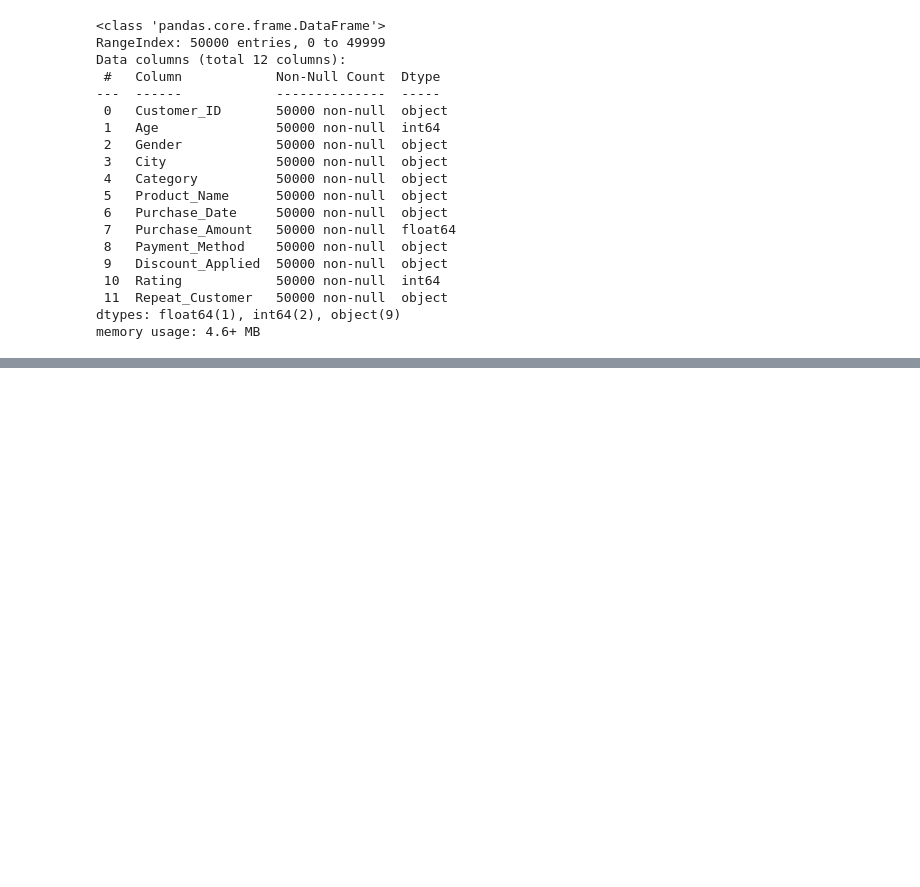
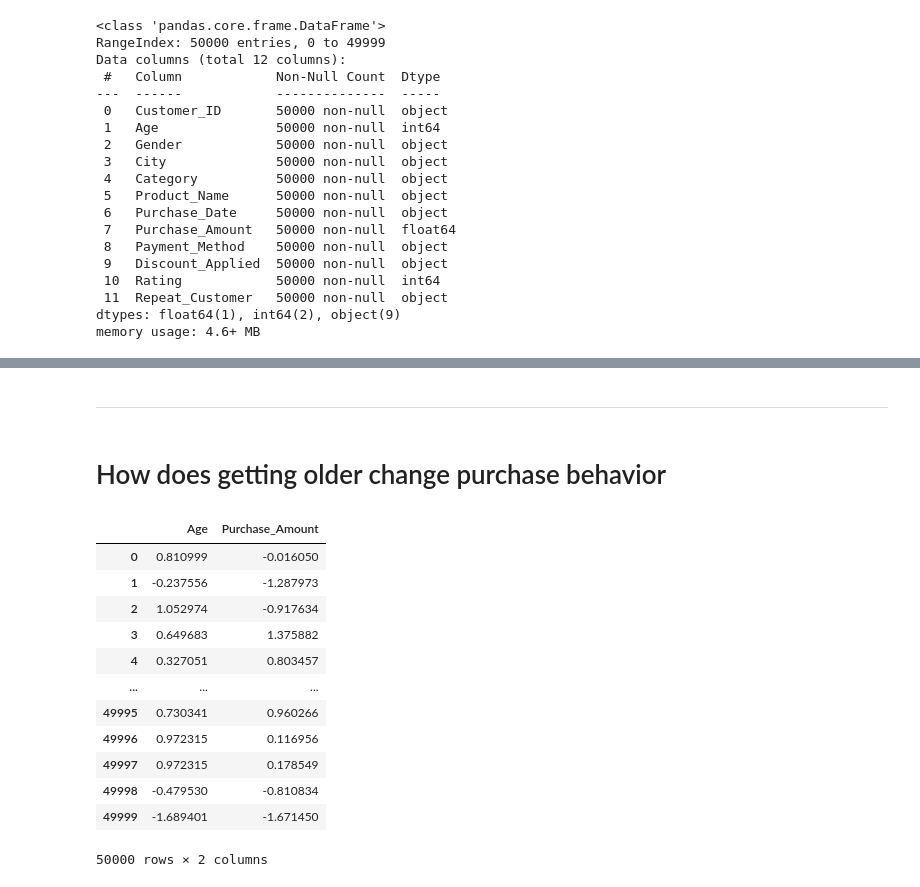
Before and after one commit to DiaHere/Food-and-Beverage-across-all-US-states-Analysis, a Jupyter notebook: notebook.ipynb, the cells around one changed output, grey strips where cells are left out. Saved outputs shown, nothing was run; the diff lists cells and outputs as text; code cells hidden in the pictures; blank space fills up the shorter version.

```diff
--- a/notebook.ipynb
+++ b/notebook.ipynb
@@ -55,0 +87,27 @@ len(df['City'].unique())
+# %% [markdown]
+---------
+# %% [markdown]
+# How does getting older change purchase behavior
+# %%
+# Scalling the Age and Purhcase_Amount to standard deviation
+
+scaler = StandardScaler() # StandardScaler object
+
+list_scalled = scaler.fit_transform(df[['Age', 'Purchase_Amount']])
+
+df_scalled = pd.DataFrame(list_scalled, columns=df[['Age', 'Purchase_Amount']].columns) # Creating a dataframe of the scalled list
+df_scalled
+# %% [output]
+|  | Age | Purchase_Amount |
+| 0 | 0.810999 | -0.016050 |
+| 1 | -0.237556 | -1.287973 |
+| 2 | 1.052974 | -0.917634 |
+| 3 | 0.649683 | 1.375882 |
+| 4 | 0.327051 | 0.803457 |
+| ... | ... | ... |
+| 49995 | 0.730341 | 0.960266 |
+| 49996 | 0.972315 | 0.116956 |
+| 49997 | 0.972315 | 0.178549 |
+| 49998 | -0.479530 | -0.810834 |
+| 49999 | -1.689401 | -1.671450 |
+50000 rows × 2 columns
```
Also changed, not shown: parts of 17 cells of this notebook, 2 other files.
